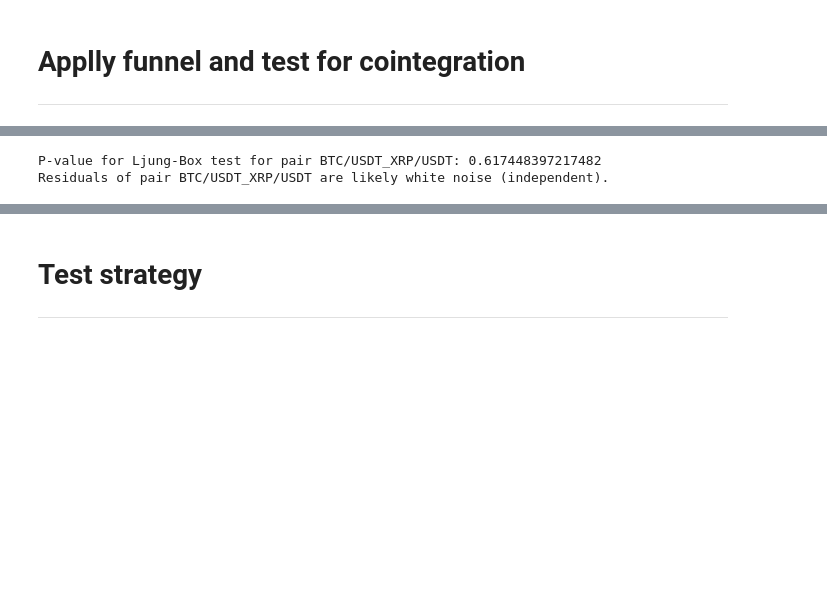
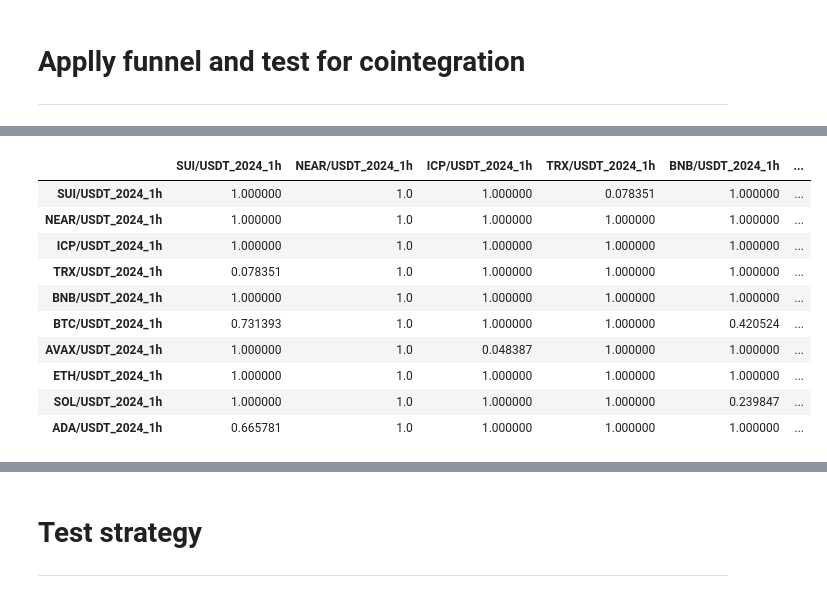
Before and after one commit to alexandrosdp/PairsTrading, a Jupyter notebook: main.ipynb, the cells around one changed output, grey strips where cells are left out. Cells and saved outputs as stored; diff of their text form; code cells hidden in the pictures; blank space fills up the shorter version.

```diff
--- a/main.ipynb
+++ b/main.ipynb
@@ -54,5 +37,14 @@ BTC/USDT & XRP/USDT: p-value = 0.0333, correlation = 0.9238
-# %%
-analyze_residuals(residuals_df, lags = 20)
-# %% [output]
-P-value for Ljung-Box test for pair BTC/USDT_XRP/USDT: 0.617448397217482
-Residuals of pair BTC/USDT_XRP/USDT are likely white noise (independent).
+# %%
+pvalue_matrix
+# %% [output]
+|  | SUI/USDT_2024_1h | NEAR/USDT_2024_1h | ICP/USDT_2024_1h | TRX/USDT_2024_1h | BNB/USDT_2024_1h | ... |
+| SUI/USDT_2024_1h | 1.000000 | 1.0 | 1.000000 | 0.078351 | 1.000000 | ... |
+| NEAR/USDT_2024_1h | 1.000000 | 1.0 | 1.000000 | 1.000000 | 1.000000 | ... |
+| ICP/USDT_2024_1h | 1.000000 | 1.0 | 1.000000 | 1.000000 | 1.000000 | ... |
+| TRX/USDT_2024_1h | 0.078351 | 1.0 | 1.000000 | 1.000000 | 1.000000 | ... |
+| BNB/USDT_2024_1h | 1.000000 | 1.0 | 1.000000 | 1.000000 | 1.000000 | ... |
+| BTC/USDT_2024_1h | 0.731393 | 1.0 | 1.000000 | 1.000000 | 0.420524 | ... |
+| AVAX/USDT_2024_1h | 1.000000 | 1.0 | 0.048387 | 1.000000 | 1.000000 | ... |
+| ETH/USDT_2024_1h | 1.000000 | 1.0 | 1.000000 | 1.000000 | 1.000000 | ... |
+| SOL/USDT_2024_1h | 1.000000 | 1.0 | 1.000000 | 1.000000 | 0.239847 | ... |
+| ADA/USDT_2024_1h | 0.665781 | 1.0 | 1.000000 | 1.000000 | 1.000000 | ... |
```
Also changed, not shown: parts of 9 cells of this notebook, 4 other files.
